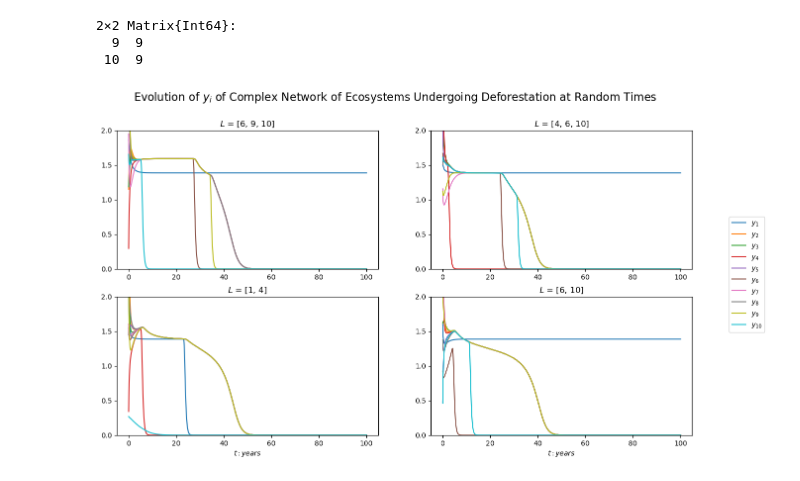
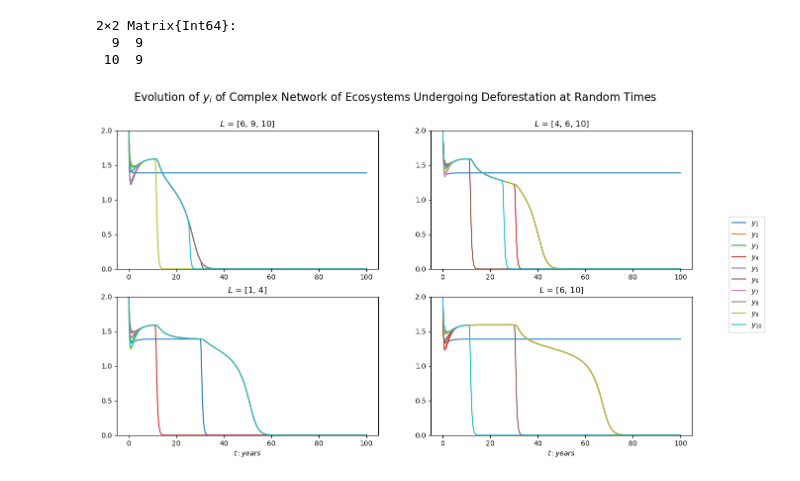
Before and after one commit to marcelvdla/CSSim, a Jupyter notebook: notebooks/jl_fig9.ipynb, the cells around one changed output. Saved outputs shown, nothing was run; the diff lists cells and outputs as text; code cells hidden in the pictures.

```diff
--- a/notebooks/jl_fig9.ipynb
+++ b/notebooks/jl_fig9.ipynb
@@ -1,7 +1,5 @@
 # %%
 # Reproduce figure 9 from Cantin2020: perturb network through deforestation
-# TODO: could make this a broken axis to highlight difference in
-# This figure is apparently wrong...
 using Distributions
 using Random
 using PyPlot
@@ -23,7 +21,7 @@ ecosystems_to_deforest_mat = [
 n = 10
 T = 100
 D = 900
-#tstar = 15
+tstar = 15
 close_to_zero_atol = 1e-5
 params_container = [
     Dict{Symbol,Any}(
@@ -52,7 +50,7 @@ params_container = [
             #repeat([tstar], length(ecosystems_to_deforest)),
             [],
             n,
-            ix # different random seed
+            #ix # different random seed
         ),
     )
     for (ix, ecosystems_to_deforest) in enumerate(ecosystems_to_deforest_mat)];
@@ -74,10 +72,9 @@ dead_systems = Matrix{Int}(undef, nrows, ncols)
             params = params_container[flat_ix]
 
             # Generate initial conditions
-            u0 = 4*rand(MersenneTwister((i*nrows)+j), params[:n], n_states)
-            #u0 = y_density*ones(params[:n], n_states)
-            #u0[:, x_ix] .= 2*rand(MersenneTwister((i*nrows)+j), params[:n])
-
+            #u0 = 4*rand(MersenneTwister((i*nrows)+j), params[:n], n_states)
+            u0 = y_density*ones(params[:n], n_states)
+            u0[:, x_ix] = 2*rand(MersenneTwister((i*nrows)+j), params[:n])
 
             # Compute trajectories
             n_forest_ds = n_forest_system(u0, params)
@@ -102,31 +99,31 @@ dead_systems = Matrix{Int}(undef, nrows, ncols)
             dead_systems[i, j] = dead_systems_in_system_i
 
             i == nrows ? axs[i, j].set_xlabel(L"$t: years$") : nothing
             axs[i, j].set_title(
                 LaTeXString(
                     "\$L\$ = $(getproperty.(params[:ecosystems_to_deforest], :i))"))
 
             # scaling to range
             axs[i, j].set_ylim((0, 2))
             start_y, end_y = axs[i, j].get_ylim()
             axs[i, j].set_yticks(start_y:0.50:end_y)
         end
     end
 end
 
 display(dead_systems)
 
 # Figure labeling
 fig.suptitle(
     LaTeXString(
         "Evolution of \$y_i\$ of Complex Network of Ecosystems Undergoing Deforestation at Random Times"),
     fontsize=16)
 
 handles, labels = axs[1, 1].get_legend_handles_labels()
 fig.legend(handles, labels, loc="center right")
 fig
 # %% [output]
 2×2 Matrix{Int64}:
   9  9
  10  9
-[figure, old version]
+[figure, new version]
```
Also changed, not shown: 5 other files.
